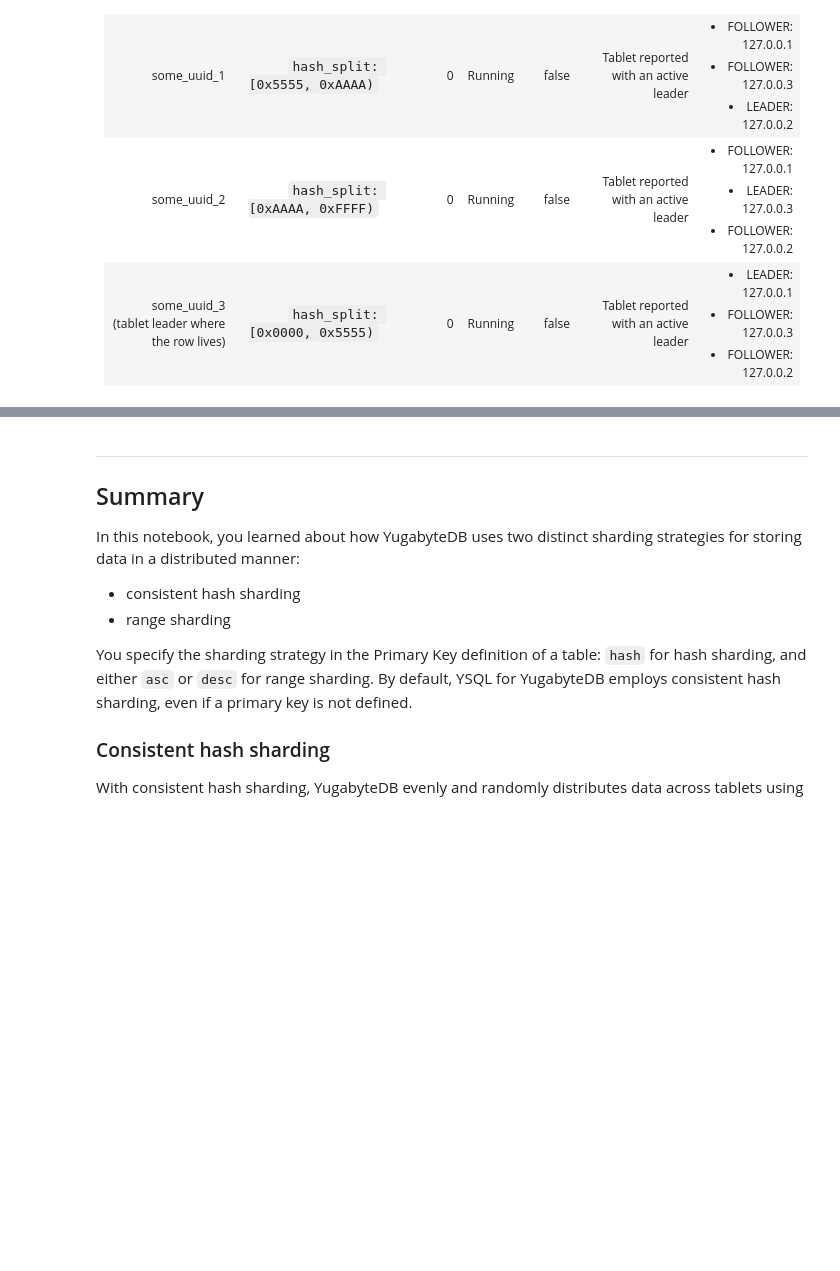
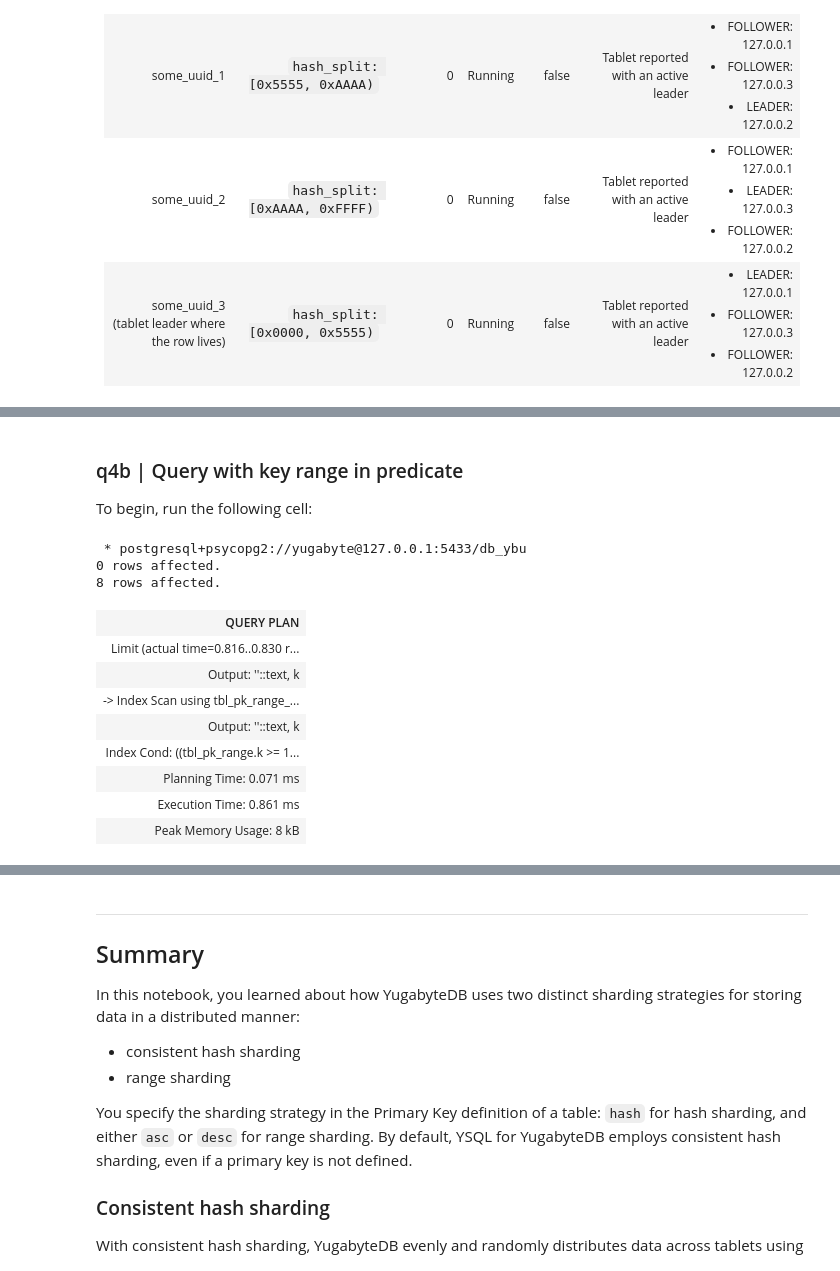
Before and after one commit to YugabyteDB-University/YSQL-Development, a Jupyter notebook: 02_Tables_Tablets_and_Sharding.ipynb, the cells around one changed output, grey strips where cells are left out. Saved outputs shown, nothing was run; the diff lists cells and outputs as text; code cells hidden in the pictures; blank space fills up the shorter version.

```diff
--- a/02_Tables_Tablets_and_Sharding.ipynb
+++ b/02_Tables_Tablets_and_Sharding.ipynb
@@ -648,0 +652,30 @@ When fetching rows in reverse order of the index, with `Index Scan Backward`, th
+# %% [markdown]
+### q4b | Query with key range in predicate
+To begin, run the following cell:
+# %%
+%%sql /* explain plan */
+execute stmt_util_metrics_snap_reset;
+explain (costs off, analyze, verbose)
+select '' as _
+  , k
+from tbl_pk_hash
+-- from tbl_pk_range
+where 1=1
+-- and k = 123
+and k between 100 and 200
+order by k asc
+limit 30
+;
+# %% [output]
+ * postgresql+psycopg2://yugabyte@127.0.0.1:5433/db_ybu
+0 rows affected.
+8 rows affected.
+| QUERY PLAN |
+| Limit (actual time=0.816..0.830 r... |
+| Output: ''::text, k |
+| -> Index Scan using tbl_pk_range_... |
+| Output: ''::text, k |
+| Index Cond: ((tbl_pk_range.k >= 1... |
+| Planning Time: 0.071 ms |
+| Execution Time: 0.861 ms |
+| Peak Memory Usage: 8 kB |
```
Also changed, not shown: parts of 53 cells of this notebook.
